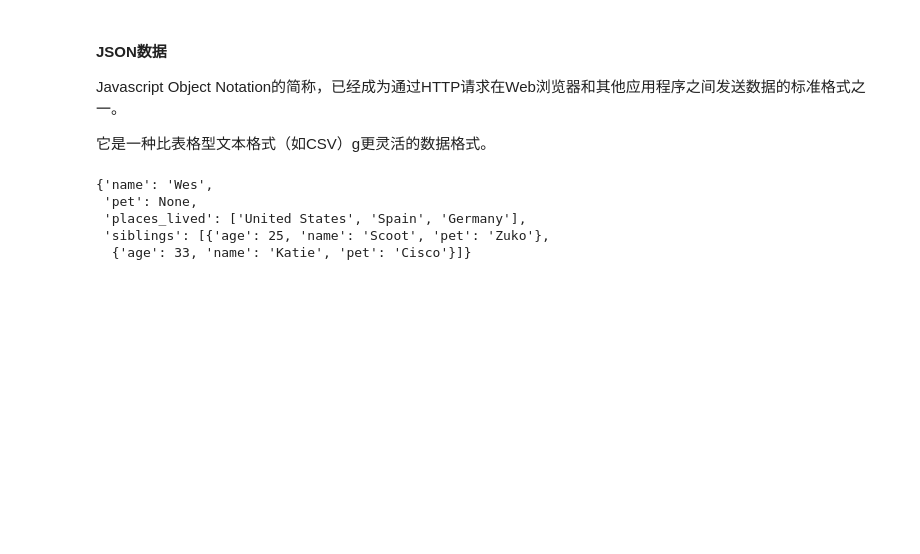
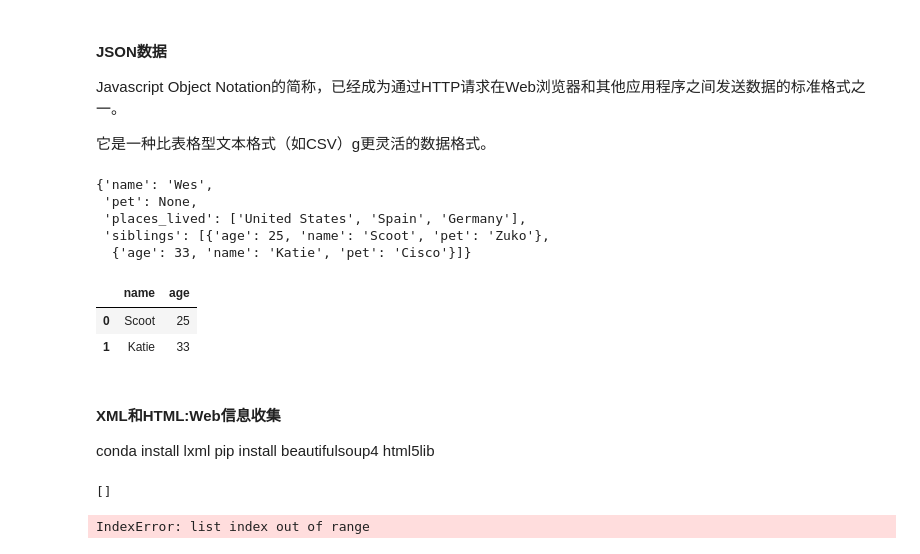
Before and after one commit to FENG06/OldPrcatice, a Jupyter notebook: pydata.ipynb, the cells around one changed output. Drawn from its saved outputs; the diff is of its cells as text; code cells hidden in the pictures; blank space fills up the shorter version.

```diff
--- a/pydata.ipynb
+++ b/pydata.ipynb
@@ -350,3 +360,37 @@ result
 # json.dumps 则将Python对象转换成JSON格式
 
 asjson = json.dumps(result)
+# %%
+# 将JSON数据转换为DataFrame:最简单的方式是向DataFrame构造器 传入一组JSON对象，并选取数据字段的子集
+
+siblings = DataFrame(result['siblings'],columns=['name','age'])
+# %%
+siblings
+# %% [output]
+|  | name | age |
+| 0 | Scoot | 25 |
+| 1 | Katie | 33 |
+# %% [markdown]
+#### XML和HTML:Web信息收集
+
+conda install lxml pip install beautifulsoup4 html5lib
+# %%
+from lxml.html import parse
+from urllib.request import urlopen
+
+parsed = parse(urlopen('https://finance.yahoo.com/'))
+
+doc = parsed.getroot()
+# 通过上面的对象，可以获取特定类型的所有HTML标签（tag）
+links = doc.findall('.//a')
+
+links[15:20]
+# %% [output]
+[]
+# %%
+# 上述的到的是表示HTML元素的对象，
+# 要得到URL和链接文本，必须使用各对象的get方法（针对URL）和text_content方法（针对显示文本）
+lnk = links[11]
+lnk
+# %% [output]
+IndexError: list index out of range
```
Also changed, not shown: parts of 70 cells of this notebook.
